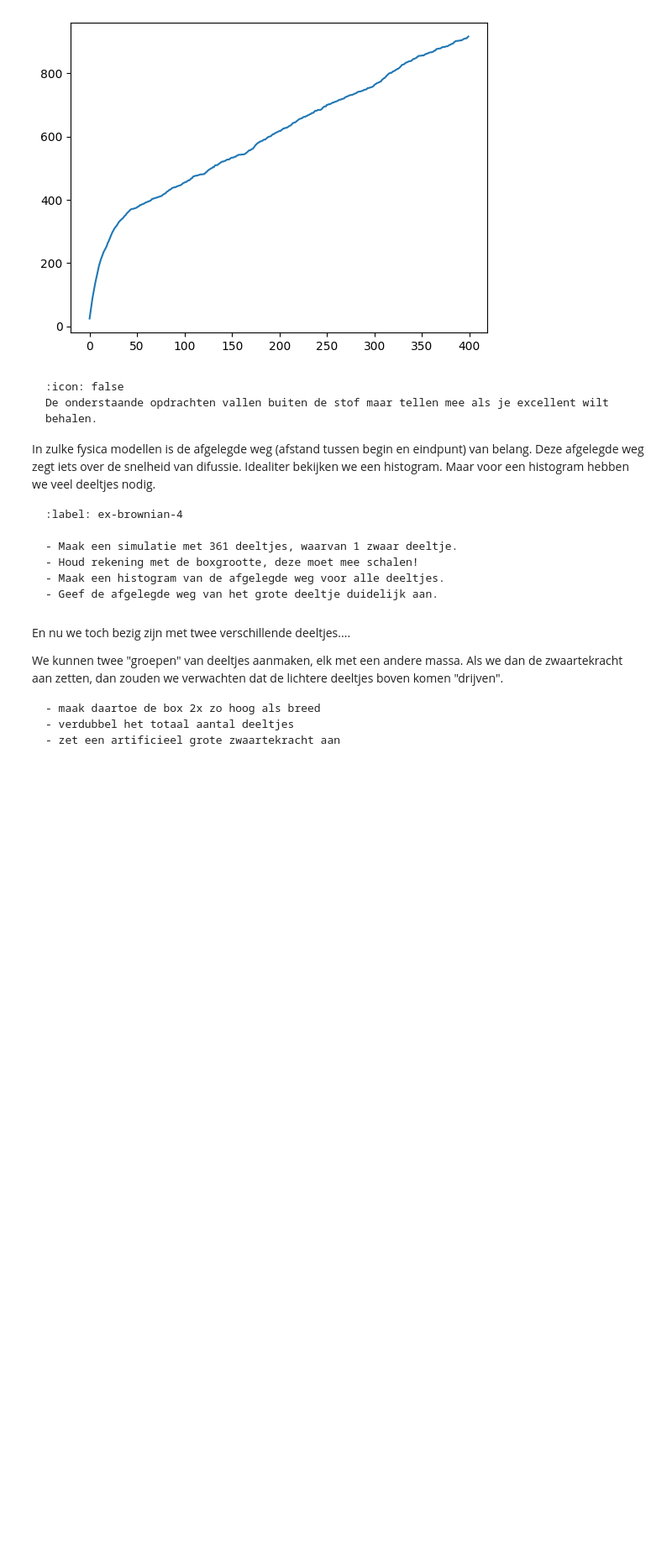
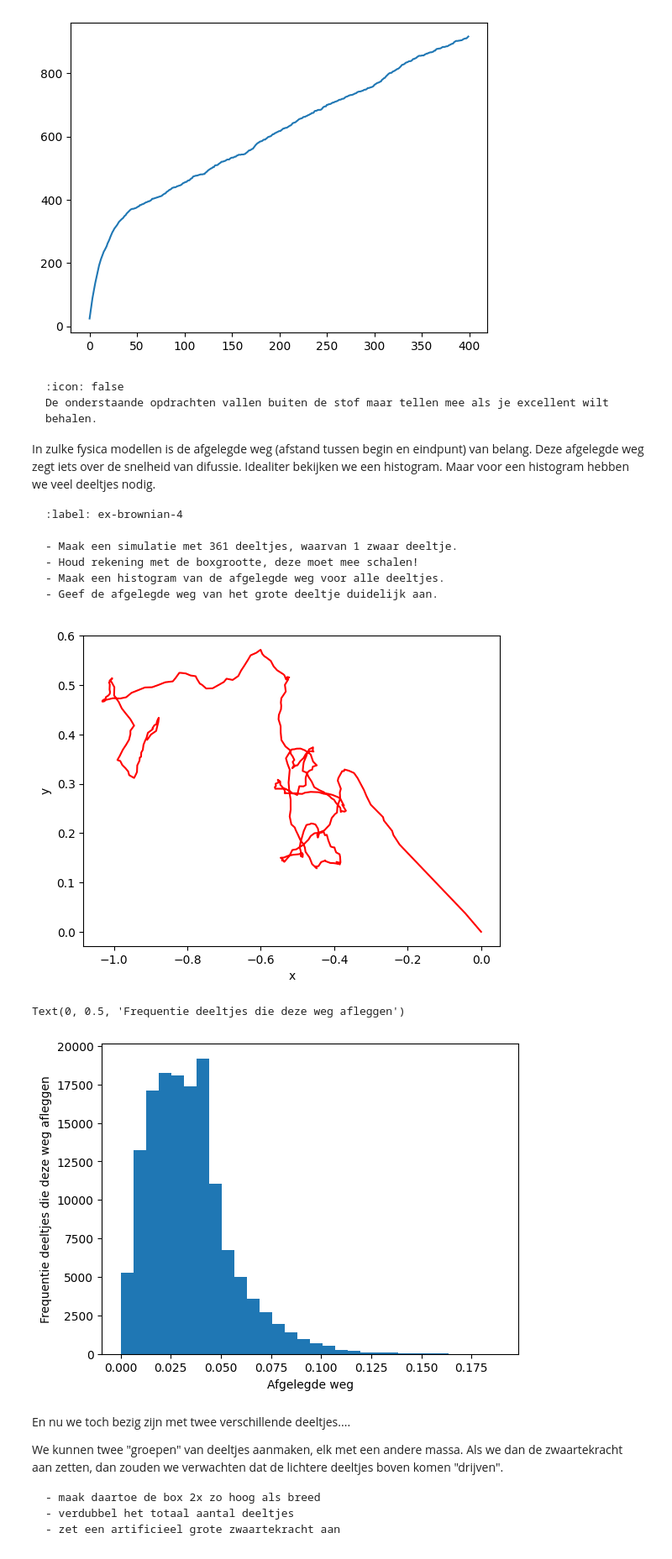
Before and after one commit to srimanp07/SrimanAbel, a Jupyter notebook: Content/PySim/4_brownianmotion.ipynb, the cells around one changed output. Shown: that part at 84% size. Drawn from its saved outputs; the diff is of its cells as text; code cells hidden in the pictures; blank space fills up the shorter version.

````diff
--- a/Content/PySim/4_brownianmotion.ipynb
+++ b/Content/PySim/4_brownianmotion.ipynb
@@ -262,6 +255,56 @@ Maar voor een histogram hebben we veel deeltjes nodig.
 ```
 # %%
 #your code/answer
+particles.clear()
+N=361
+Box_length_0=45
+for i in range(N-1):
+    vx = np.random.uniform(-v_0,v_0)
+    vy = np.random.choice([-1, 1])*np.sqrt(v_0**2-vx**2)
+    pos = Box_length_0*np.random.uniform(-1,1,2)
+    particles.append(ParticleClass(m=1.0, v=[vx, vy], r = pos, R=.5,c='blue'))
+
+particles.append(ParticleClass(m=20.0, v=[0, 0], r = [0, 0], R=.5,c='red'))
+
+track_x2 = []
+track_y2 = []
+weg = [[] for p in particles]
+
+for i in range(400):
+
+    for idx,p in enumerate(particles):
+        p.update_position()
+        p.boxcollision()
+        speed = np.linalg.norm(p.v)
+        distance = speed * dt
+        weg[idx].append(distance)
+
+
+
+    handle_collisions(particles)
+
+
+    track_x2.append(particles[N-1].r[0])
+    track_y2.append(particles[N-1].r[1])
+
+
+plt.figure()
+plt.xlabel('x')
+plt.ylabel('y')
+#plt.xlim(-Box_length_0,Box_length_0)
+#plt.ylim(-Box_length_0,Box_length_0)
+plt.plot(track_x2,track_y2,'r')
+plt.show()
+
+#afgelegde weg
+all_distance=np.concatenate(weg[:-1])
+plt.hist(all_distance, bins=30)
+plt.xlabel('Afgelegde weg')
+plt.ylabel('Frequentie deeltjes die deze weg afleggen')
+# %% [output]
+[figure, added]
+Text(0, 0.5, 'Frequentie deeltjes die deze weg afleggen')
+[figure, added]
 # %% [markdown]
 En nu we toch bezig zijn met twee verschillende deeltjes....
 
````
Also changed, not shown: parts of 2 cells of this notebook.
